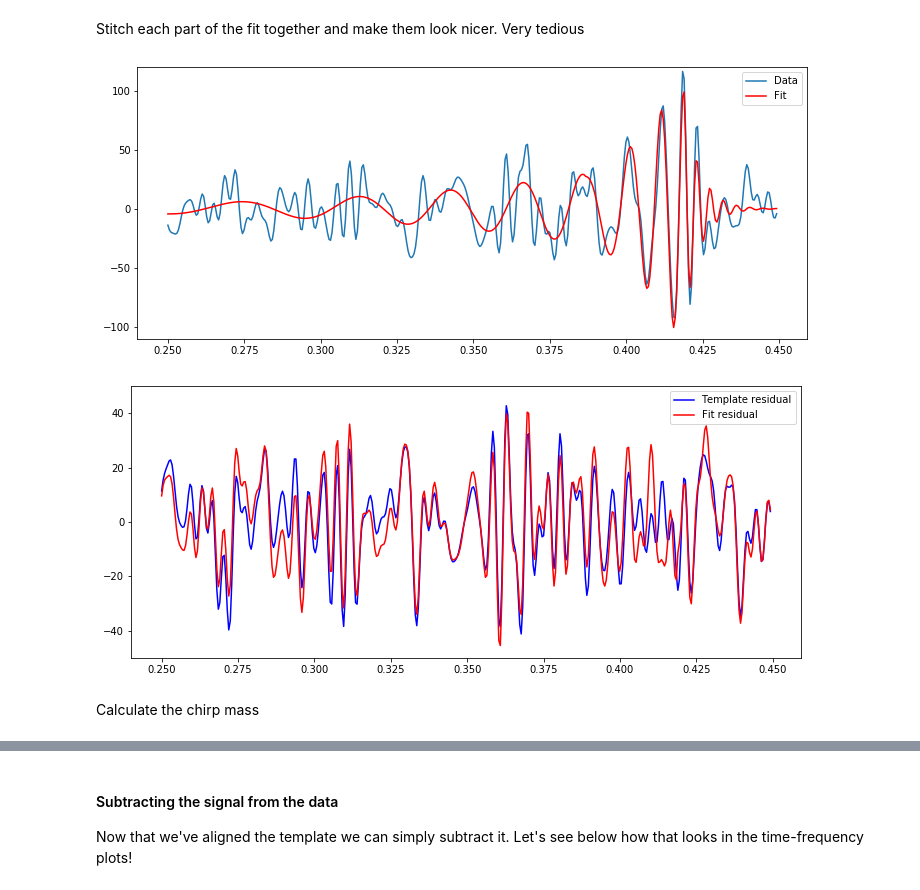
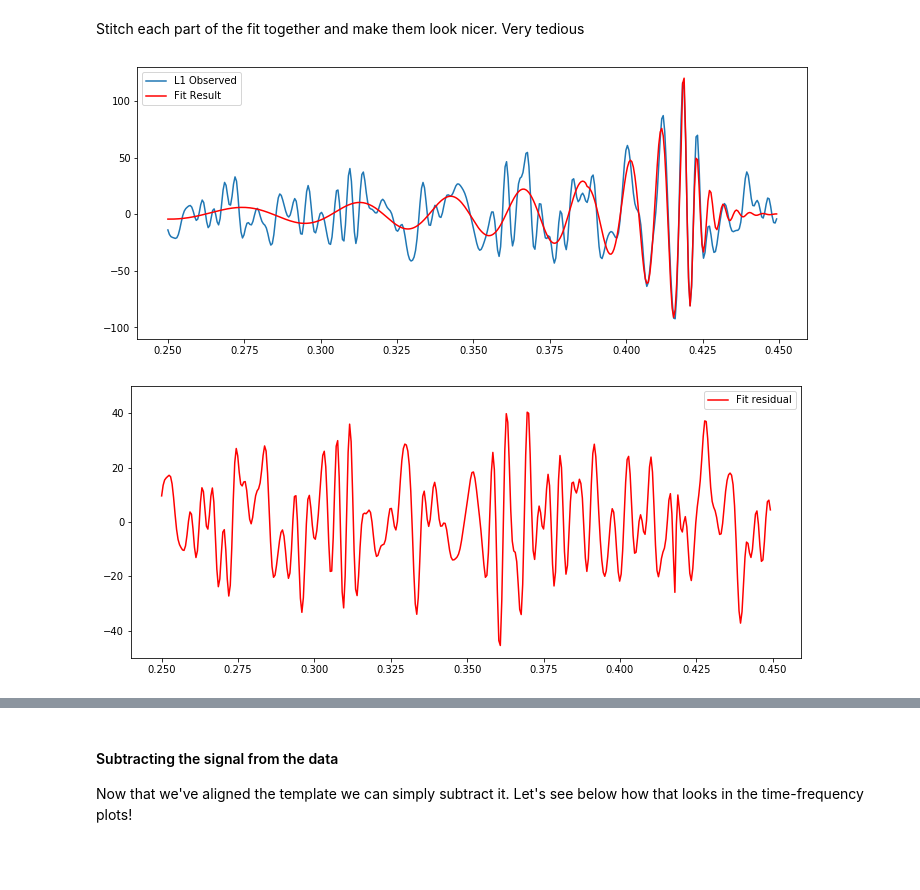
Before and after one commit to landonbuell/Buell-Dao-PHYS705-Fall2020, a Jupyter notebook: Tuto_2_2_Matched_Filtering_In_action-L1.ipynb, the cells around one changed output, grey strips where cells are left out. Drawn from its saved outputs; the diff is of its cells as text; code cells hidden in the pictures; blank space fills up the shorter version.

```diff
--- a/Tuto_2_2_Matched_Filtering_In_action-L1.ipynb
+++ b/Tuto_2_2_Matched_Filtering_In_action-L1.ipynb
@@ -401,7 +403,7 @@ def DampingFunction(x, A, w, s, g):
 
 
 x2 = np.linspace(min(datax),max(datax),1000)
-y2 = DampingFunction(x,100,500.,1,20)
+y2 = DampingFunction(x2,100,500.,1,20)
 
 plt.figure(figsize = (12,5))
 #plt.plot(x2,y2,'r')
@@ -415,17 +417,16 @@ param_dict=['A','w','s','g']
 start_vals = np.array([-100000.843, -800.48760, 1.77006,5.80315])
 
 plotx = np.linspace(min(datax),max(datax),1000)#np.linspace(min(datax),max(datax),1000)/1126259462*10e+8 - 1000000000
-data_range = (datax>min(datax)) & (datax<max(datax))
 
-popt,pcov = optimize.curve_fit(DampingFunction,xdata=datax,ydata=datay,p0=start_vals,maxfev=100000)
+popt2,pcov = optimize.curve_fit(DampingFunction,xdata=datax,ydata=datay,p0=start_vals,maxfev=100000)
 print("="*20)
 print("{:>11s}".format(""),end="")
-for i in range(len(popt)):
+for i in range(len(popt2)):
     print("{:>11s}".format(param_dict[i]),end="")
 print("")
-for i in range(len(popt)):
+for i in range(len(popt2)):
     print("{:>11s}".format(param_dict[i]),end="")
-    for j in range(len(popt)):
+    for j in range(len(popt2)):
         print("{:11.2e}".format(pcov[i,j]),end="")
     print("")
 
@@ -436,7 +437,7 @@ for i,(p,pe) in enumerate(zip(popt,np.sqrt(np.diag(pcov)))):
 
 
 fig, ax = plt.subplots(1,1,figsize=(12,5))
-ax.plot(plotx,DampingFunction(plotx, *popt),color = 'r',label="Fit Result")
+ax.plot(plotx,DampingFunction(plotx, *popt2),color = 'r',label="Fit Result")
 plt.plot(datax,datay,'b')
 ax.legend()
 plt.show()
@@ -470,54 +471,55 @@ white_template = white_template.time_slice(merger.time-.15, merger.time+.05)
 
 datax = np.asarray(white_data.sample_times) - shift
 
-xdata = np.linspace(min(x),max(x),len(datax))
+xdata = np.linspace(min(datax),max(datax),len(datax))
 ydata = np.zeros(len(datax))
 
 x = np.linspace(min(datax),max(datax),409)
-y = OsccilatingFunction(x, 0.0000006, 0.46913, 5.13236,-38.78739,-45.57235)
+y = OsccilatingFunction(x, *popt)#0.0000006, 0.46913, 5.13236,-38.78739,-45.57235)
+
+x0 = np.linspace(min(datax),max(datax),409)
+y0 =  OsccilatingFunction(x0, *popt0)#-0.12660, 0.57739, 22.63191,36.09615,-14.10774)
 
 x2 = np.linspace(min(datax),max(datax),409)
-y2 = DampingFunction(x2 , 1206371114449438935927853274838633283584.00000, -1449.78698, 274.20640, 203.80018)
-
-x0 = np.linspace(min(datax),max(datax),409)
-y0 =  OsccilatingFunction(x0, -0.12660, 0.57739, 22.63191,36.09615,-14.10774)
+#y2 = DampingFunction(x2 , 1206371114449438935927853274838633283584.00000, -1449.78698, 274.20640, 203.80018)
+y2 = DampingFunction(x2, *popt2)
 # %% [markdown]
 Stitch each part of the fit together and make them look nicer. Very tedious
 # %%
 for i in range(len(x0)):
     if x0[i] >  0.387:
         y0[i] = 0
+    else:
+        y0[i] = y0[i]
 
 for i in range(len(x)):
     if x[i] >  0.41796875:
         y[i] = 0
     if x[i] < 0.387:
         y[i] = 0
 
 for i in range(len(x2)):
     if x2[i] < 0.41799999:
         y2[i] = 0
 
 combined_fit = y0 + y +y2
 
 
 plt.figure(figsize = (12,5))
-plt.plot(white_data.sample_times-1.126259462e+9, white_data, label="Data")
+plt.plot(white_data.sample_times-shift, white_data, label="L1 Observed")
 #plt.plot(white_template.sample_times-1.126259462e+9, white_template, color = 'b',label="Template")
-plt.plot(x0,combined_fit,color = 'red' ,label="Fit")
-plt.legend()
-plt.ylim(-110,120)
+plt.plot(x0,combined_fit,color = 'red' ,label="Fit Result")
+plt.legend(loc = 2)
+plt.ylim(-110,130)
 plt.show()
 
 #plot residual
 plt.figure(figsize = (12,5))
-plt.plot(white_data.sample_times-shift,white_template - white_data, color = 'b',label = "Template residual")
+#plt.plot(white_data.sample_times-shift,white_template - white_data, color = 'b',label = "Template residual")
 plt.plot(white_data.sample_times-shift,combined_fit - white_data, color = 'r',label = "Fit residual")
 plt.ylim(-50,50)
 plt.legend()
 plt.show()
 # %% [output]
-[figure, old version]
+[figure, new version]
-[figure, old version]
+[figure, new version]
-# %% [markdown]
-Calculate the chirp mass
```
Also changed, not shown: parts of 7 cells of this notebook, 2 other files.
